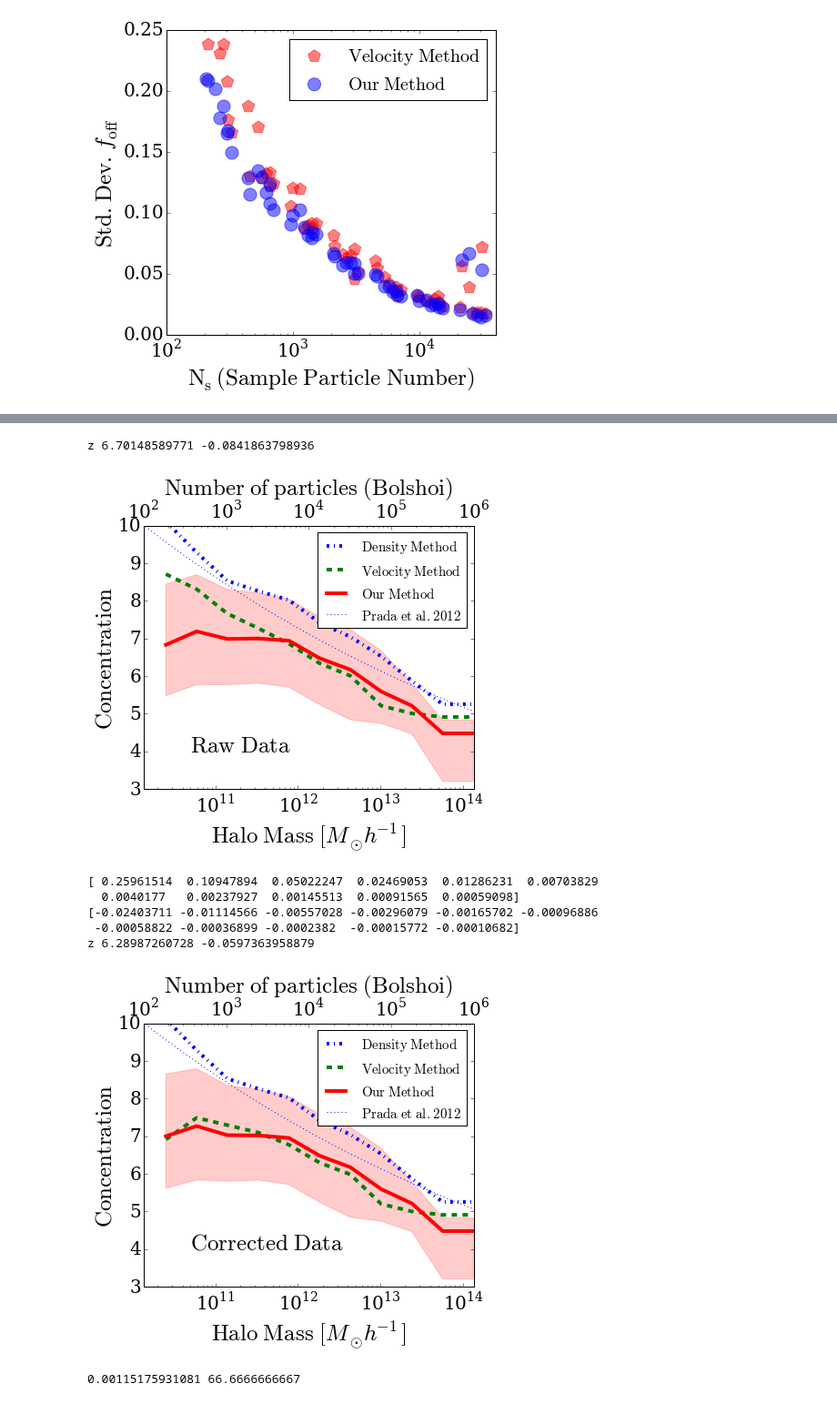
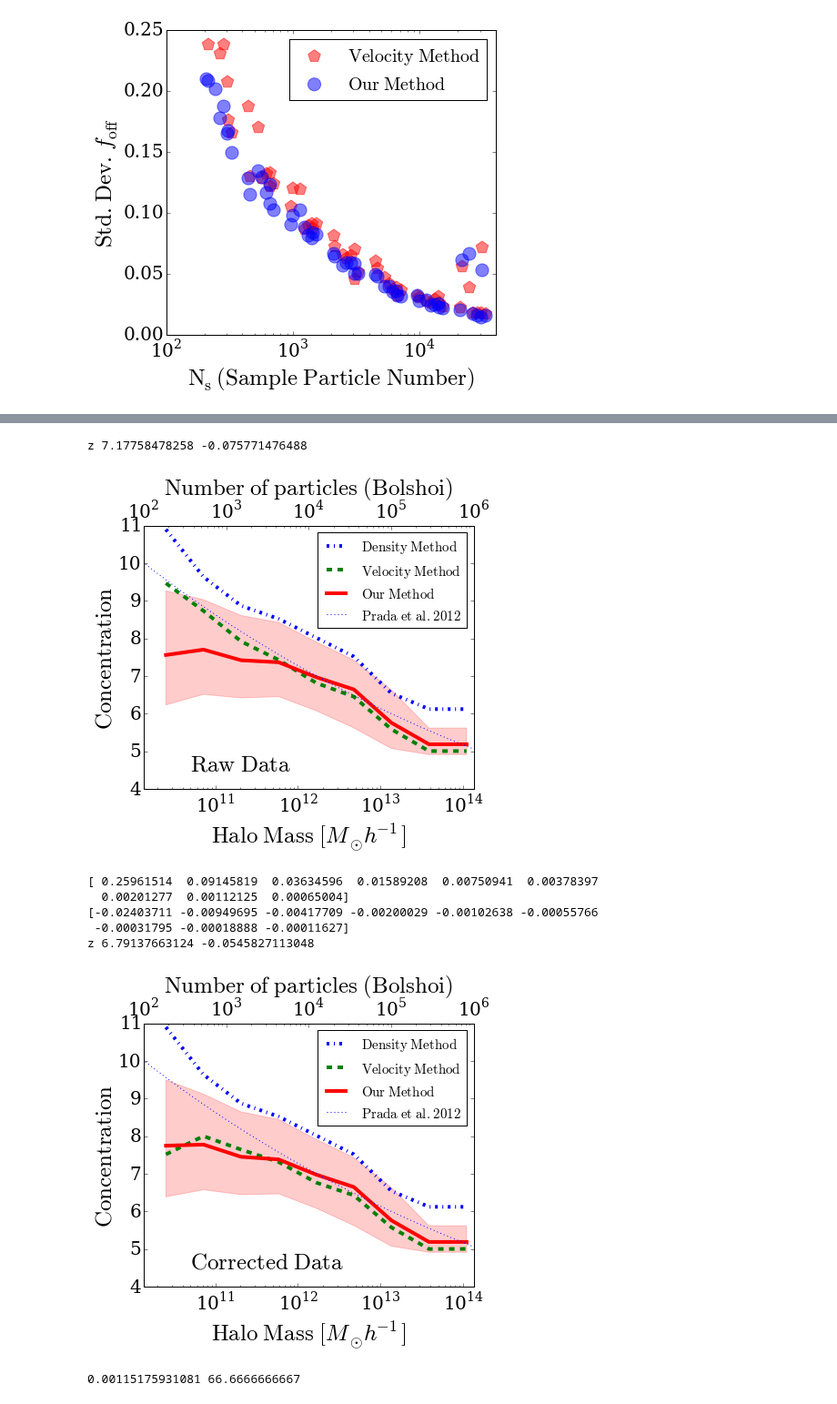
Before and after one commit to astroandes/MACH, a Jupyter notebook: plots/ComparisonPlots.ipynb, the cells around one changed output, grey strips where cells are left out. Shown at 91% size. Saved outputs shown, nothing was run; the diff lists cells and outputs as text; code cells hidden in the pictures.

```diff
--- a/plots/ComparisonPlots.ipynb
+++ b/plots/ComparisonPlots.ipynb
@@ -242,5 +244,5 @@ halo_mass_density = data_dens_bolshoi[:,4] * 1E10
 # %%
-n_bins = 12
+n_bins = 10
 log_mass_interval = np.linspace(10.4,14.5,n_bins)
 
 mid_log_mass_interval = 0.5*(log_mass_interval[1:] + log_mass_interval[:-1])
@@ -309,7 +311,7 @@ max_part = 1E6
 ax.legend(loc=1, borderaxespad=0.5, prop={'size':15})
 plt.xlim([min_part*bolshoi_particle_mass,max_part*bolshoi_particle_mass])
 #ax.plot(mid_log_mass_interval-np.log10(particle_mass),conc_median[:,0], lw=0)
-ax.set_ylim([3,10.0])
+ax.set_ylim([4,10.0])
 #ax.set_yscale('log')
 
 ax2 = ax.twiny()
@@ -318,17 +320,17 @@ enlarge_labels(ax2,20)
 plt.subplots_adjust(bottom=0.18, top=0.85)
 ax2.set_xscale('log')
 ax2.set_xlim([min_part,max_part])
-ax2.set_ylim([3,10.0])
+ax2.set_ylim([4,11.0])
 
 ax2.set_xlabel('$\mathrm{Number\ of\ particles\ (Bolshoi)}$',fontsize=25)
 ax.set_xscale('log')
 ax.set_xlabel('$\mathrm{Halo\ Mass}\ [M_{\odot} h^{-1}]$',fontsize=25)
 ax.set_ylabel('$\mathrm{Concentration}$',fontsize=25)
-ax.text(5E10, 4, r'$\mathrm{Raw\ Data}$', fontsize=25)
+ax.text(5E10, 4.5, r'$\mathrm{Raw\ Data}$', fontsize=25)
 plt.savefig('../paper/concentration_bolshoi.pdf', bbox_inches='tight')
 # %% [output]
-z 6.70148589771 -0.0841863798936
+z 7.17758478258 -0.075771476488
-[figure, old version]
+[figure, new version]
 # %%
 fig = plt.figure(figsize=(6.5,6.0))
 ax = plt.axes()
@@ -367,42 +369,42 @@ ax.plot(10**log_mass_range, conc_theory,label='$\mathrm{Prada\ et\ al.\ 2012}$',
 #fit
 z = np.polyfit((mid_log_mass_interval[:] - 12.0), np.log10(conc_median[:,2]/(1+f_off)), 1)
 print "z", 10**z[1], z[0]
 
 #datos del fit
 # log_mass_range = np.linspace(10.0, 15.0, 100)
 # conc_theory = 10**z[1]*(10**log_mass_range/(1E12))**z[0]
 # ax.plot(10**log_mass_range, conc_theory,label='$\mathrm{nuestro}$')
 
 min_part = 1E2
 max_part = 1E6
 ax.legend(loc=1, borderaxespad=0.5, prop={'size':15})
 plt.xlim([min_part*bolshoi_particle_mass,max_part*bolshoi_particle_mass])
 #ax.plot(mid_log_mass_interval-np.log10(particle_mass),conc_median[:,0], lw=0)
-ax.set_ylim([3,10.0])
+ax.set_ylim([4,11.0])
 #ax.set_yscale('log')
 
 ax2 = ax.twiny()
 enlarge_labels(ax2,20)
 
 plt.subplots_adjust(bottom=0.18, top=0.85)
 ax2.set_xscale('log')
 ax2.set_xlim([min_part,max_part])
-ax2.set_ylim([3,10.0])
+ax2.set_ylim([4,11.0])
 
 ax2.set_xlabel('$\mathrm{Number\ of\ particles\ (Bolshoi)}$',fontsize=25)
 ax.set_xscale('log')
 ax.set_xlabel('$\mathrm{Halo\ Mass}\ [M_{\odot} h^{-1}]$',fontsize=25)
 ax.set_ylabel('$\mathrm{Concentration}$',fontsize=25)
 
-ax.text(5E10, 4, r'$\mathrm{Corrected\ Data}$', fontsize=25)
+ax.text(5E10, 4.5, r'$\mathrm{Corrected\ Data}$', fontsize=25)
 plt.savefig('../paper/concentration_bolshoi_corrected.pdf', bbox_inches='tight')
 # %% [output]
-[ 0.25961514  0.10947894  0.05022247  0.02469053  0.01286231  0.00703829
-  0.0040177   0.00237927  0.00145513  0.00091565  0.00059098]
-[-0.02403711 -0.01114566 -0.00557028 -0.00296079 -0.00165702 -0.00096886
- -0.00058822 -0.00036899 -0.0002382  -0.00015772 -0.00010682]
-z 6.28987260728 -0.0597363958879
+[ 0.25961514  0.09145819  0.03634596  0.01589208  0.00750941  0.00378397
+  0.00201277  0.00112125  0.00065004]
+[-0.02403711 -0.00949695 -0.00417709 -0.00200029 -0.00102638 -0.00055766
+ -0.00031795 -0.00018888 -0.00011627]
+z 6.79137663124 -0.0545827113048
-[figure, old version]
+[figure, new version]
 # %%
 conc_bolshoi_mass = data_mass_bolshoi[:,2]
 conc_low_bolshoi_mass = data_mass_bolshoi[:,1]
```
Also changed, not shown: parts of 4 cells of this notebook, 6 other files.
